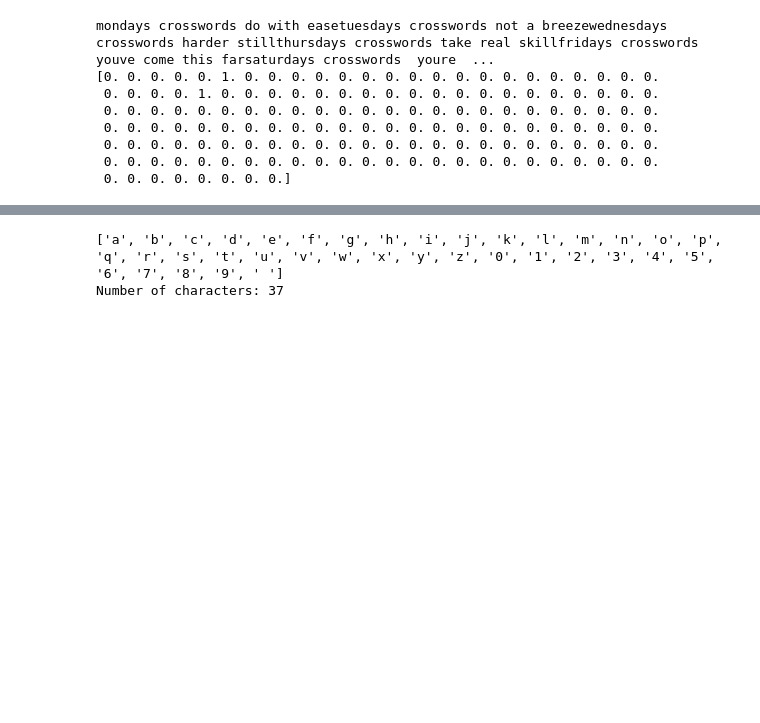
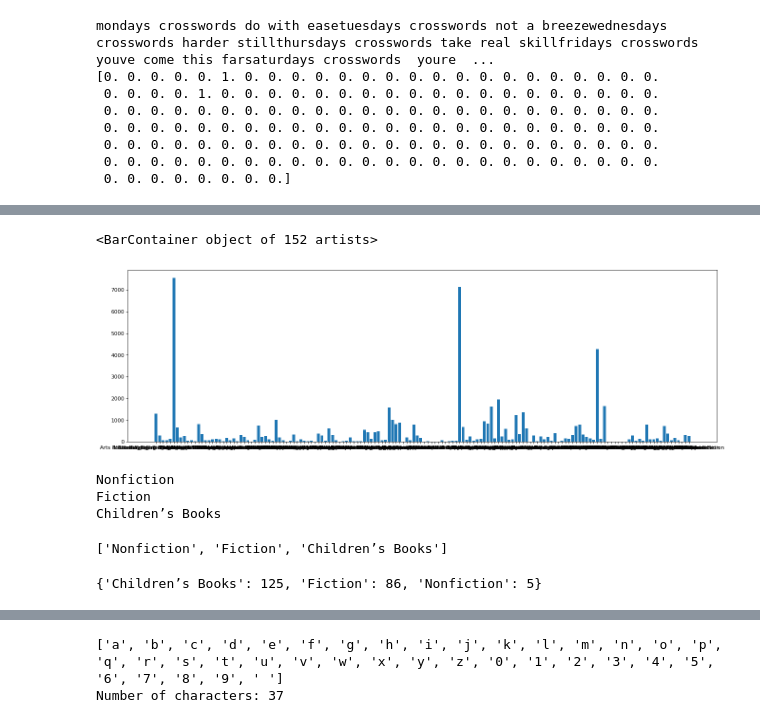
Before and after one commit to athaichi/BookGenreClassification, a Jupyter notebook: code/genre_classification.ipynb, the cells around one changed output, grey strips where cells are left out. Saved outputs shown, nothing was run; the diff lists cells and outputs as text; code cells hidden in the pictures; blank space fills up the shorter version.

```diff
--- a/code/genre_classification.ipynb
+++ b/code/genre_classification.ipynb
@@ -93,10 +98,10 @@ print(allGenres[:4])
 # %%
-blurb_train, Y_train = clean("../data/BlurbGenreCollection_EN_train.txt")
-blurb_test, Y_test = clean("../data/BlurbGenreCollection_EN_test.txt")
-blurb_valid, Y_valid = clean("../data/BlurbGenreCollection_EN_dev.txt")
+blurb_train, genres_train = clean("../data/BlurbGenreCollection_EN_train.txt", 20000) # using fewer samples due to space limitations
+blurb_test, genres_test = clean("../data/BlurbGenreCollection_EN_test.txt", 5000)
+blurb_valid, genres_valid = clean("../data/BlurbGenreCollection_EN_dev.txt", 3000)
 
 print(blurb_train[0])
-print(Y_train[0])
+print(genres_train[0])
 # %% [output]
 mondays crosswords do with easetuesdays crosswords not a breezewednesdays crosswords harder stillthursdays crosswords take real skillfridays crosswords  youve come this farsaturdays crosswords  youre  ...
 [0. 0. 0. 0. 0. 1. 0. 0. 0. 0. 0. 0. 0. 0. 0. 0. 0. 0. 0. 0. 0. 0. 0. 0.
@@ -108,0 +118,3 @@ mondays crosswords do with easetuesdays crosswords not a breezewednesdays crossw
+# %%
+df = DataFrame(genres_train)
+genreFreq = df.sum(axis=0)
@@ -108,0 +139,14 @@ mondays crosswords do with easetuesdays crosswords not a breezewednesdays crossw
+# %%
+figure(figsize=(20, 6), dpi=80)
+
+plt.bar(allGenres, genreFreq)
+# %% [output]
+<BarContainer object of 152 artists>
+[figure, added]
+# %%
+for i in genreFreq[genreFreq >= 2000].index:
+  print(allGenres[i])
+# %% [output]
+Nonfiction
+Fiction
+Children’s Books
@@ -108,0 +162,8 @@ mondays crosswords do with easetuesdays crosswords not a breezewednesdays crossw
+# %%
+genres
+# %% [output]
+['Nonfiction', 'Fiction', 'Children’s Books']
+# %%
+genres_2_index
+# %% [output]
+{'Children’s Books': 125, 'Fiction': 86, 'Nonfiction': 5}
```
Also changed, not shown: parts of 29 cells of this notebook, 18 other files.
